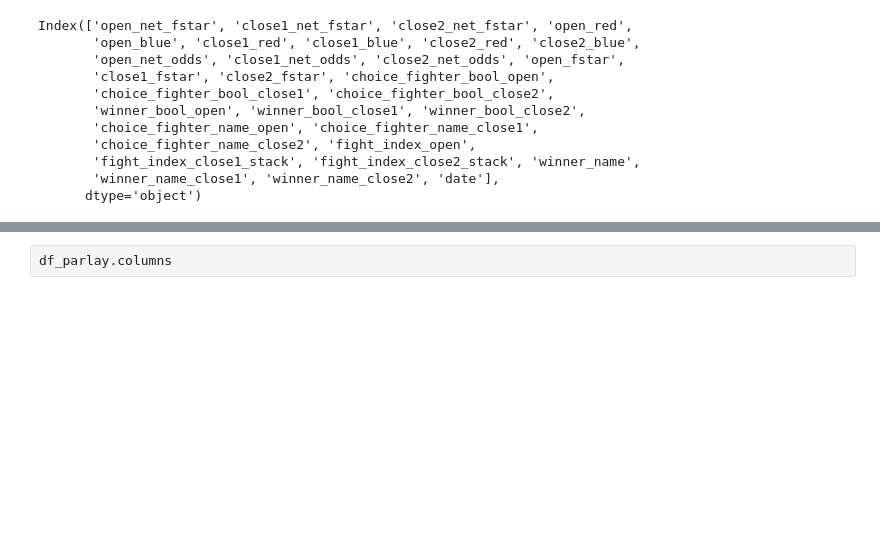
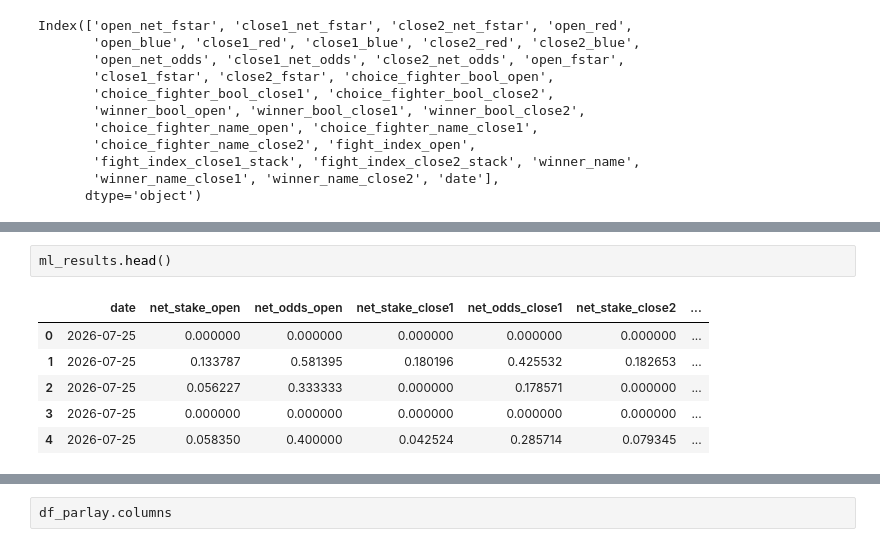
Before and after one commit to jcmarkowicz/sports_betting, a Jupyter notebook: UpcomingPicks/test_nbs/upcoming_picks.ipynb, the cells around one changed output, grey strips where cells are left out. Cells and saved outputs as stored; diff of their text form; blank space fills up the shorter version.

```diff
--- a/UpcomingPicks/test_nbs/upcoming_picks.ipynb
+++ b/UpcomingPicks/test_nbs/upcoming_picks.ipynb
@@ -249,0 +257,9 @@ ml_results, parlay_results, bankroll_results = returns_by_date()
+# %%
+ml_results.head()
+# %% [output]
+|  | date | net_stake_open | net_odds_open | net_stake_close1 | net_odds_close1 | net_stake_close2 | ... |
+| 0 | 2026-07-25 | 0.000000 | 0.000000 | 0.000000 | 0.000000 | 0.000000 | ... |
+| 1 | 2026-07-25 | 0.133787 | 0.581395 | 0.180196 | 0.425532 | 0.182653 | ... |
+| 2 | 2026-07-25 | 0.056227 | 0.333333 | 0.000000 | 0.178571 | 0.000000 | ... |
+| 3 | 2026-07-25 | 0.000000 | 0.000000 | 0.000000 | 0.000000 | 0.000000 | ... |
+| 4 | 2026-07-25 | 0.058350 | 0.400000 | 0.042524 | 0.285714 | 0.079345 | ... |
```
Also changed, not shown: parts of 13 cells of this notebook, 3 other files.
